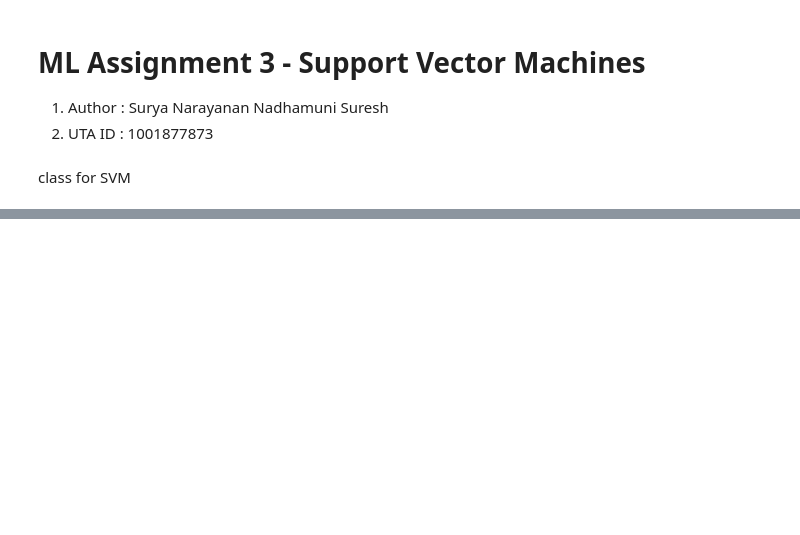
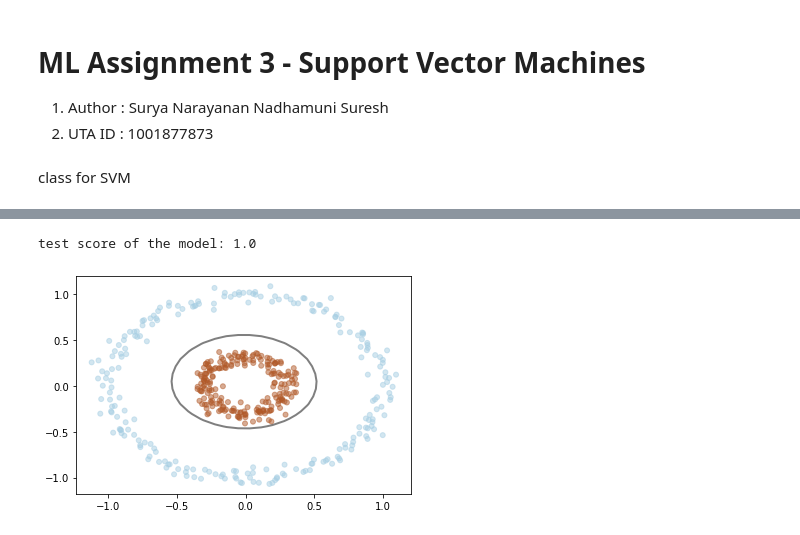
Before and after one commit to nssn96/ML_Neural-networks, a Jupyter notebook: ML_SVM.ipynb, the cells around one changed output, grey strips where cells are left out. Cells and saved outputs as stored; diff of their text form; code cells hidden in the pictures; blank space fills up the shorter version.

Commit message:
added the poly kernel part

```diff
--- a/ML_SVM.ipynb
+++ b/ML_SVM.ipynb
@@ -306,0 +383,12 @@ intercept=[-0.03492309]
+# %%
+X, y = make_circles(n_samples=500, factor=0.3, noise=0.05, random_state=0)
+y[y == 0] = -1
+X_train, X_test, y_train, y_test = train_test_split(X, y, test_size=0.1)
+
+svm_poly_model = svm(kernel='poly',c=1.0)
+svm_poly_model.fit(X_train, y_train)
+print("test score of the model:", svm_poly_model.score(X_test, y_test))
+svm_poly_model.plot_boundary()
+# %% [output]
+test score of the model: 1.0
+[figure, added]
```
Also changed, not shown: parts of 8 cells of this notebook.
